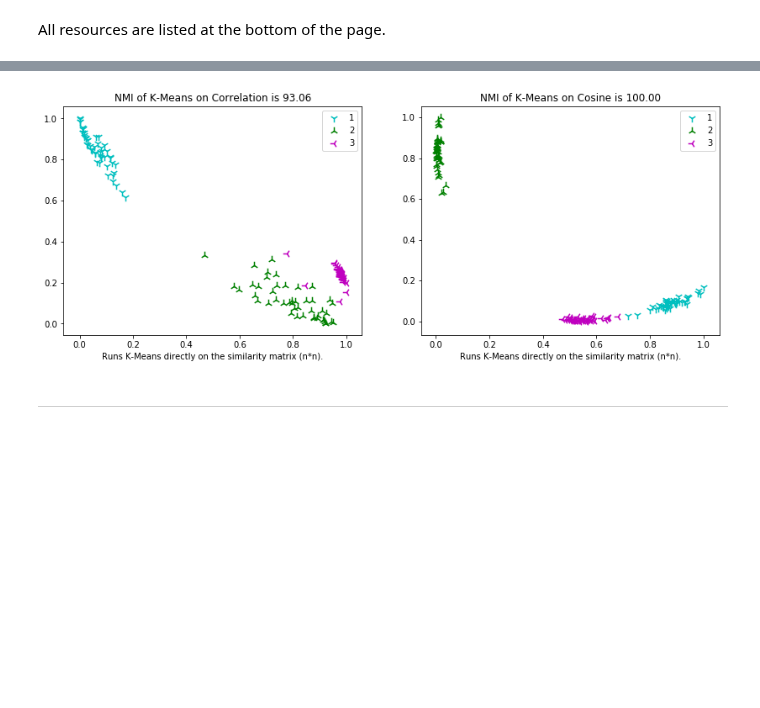
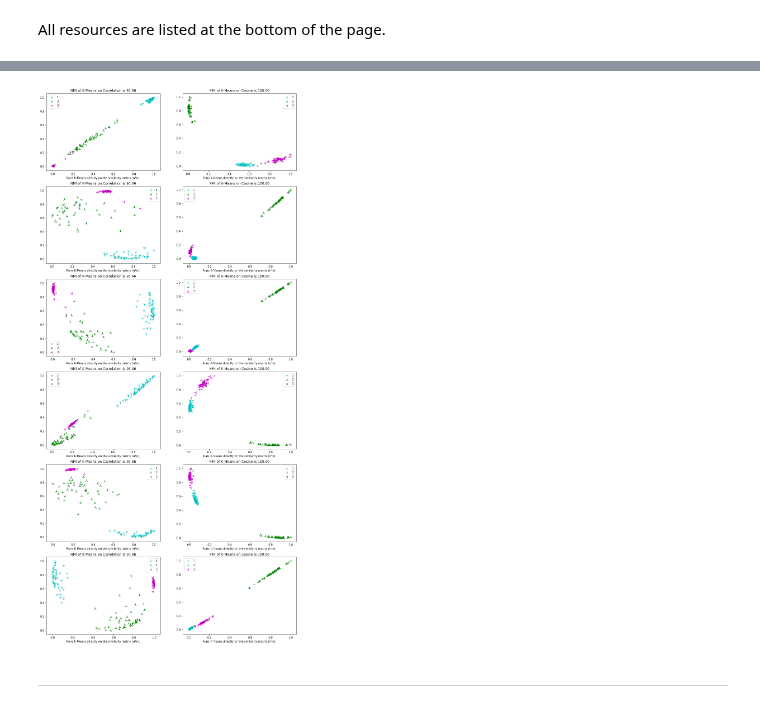
Before and after one commit to saman-nia/Deep-Neural-Networks-for-Clustering, a Jupyter notebook: Iris dataset/k-means on similarity matrix of iris dataset.ipynb, the cells around one changed output, grey strips where cells are left out. Saved outputs shown, nothing was run; the diff lists cells and outputs as text; code cells hidden in the pictures; blank space fills up the shorter version.

```diff
--- a/Iris dataset/k-means on similarity matrix of iris dataset.ipynb
+++ b/Iris dataset/k-means on similarity matrix of iris dataset.ipynb
@@ -150,24 +154,26 @@ plt.show()
 # %%
 colors = [('c', '1'),('g', '2'),('m','3')]
-plt.figure(figsize=(14, 5))
-for num in range(3):
-    plt.subplot(1,2,1)
-    plt.scatter([data_cor[:,1][i] for i in range(len(k_means_indx_cor)) if k_means_indx_cor[i] == num],
-                [data_cor[:,2][i] for i in range(len(k_means_indx_cor)) if k_means_indx_cor[i] == num],
-                90, label=str(num+1), color = colors[num][0], marker=colors[num][1])
-    plt.title(('NMI of K-Means on Correlation is {:0.2f}').format(k_means_nmi_cor*100))
-    plt.xlabel('Runs K-Means directly on the similarity matrix (n*n).')
-    plt.legend()
-    plt.subplot(1,2,2)
-    plt.scatter([data_cos[:,1][i] for i in range(len(k_means_indx_cos)) if k_means_indx_cos[i] == num],
-                [data_cos[:,2][i] for i in range(len(k_means_indx_cos)) if k_means_indx_cos[i] == num],
-                90, label=str(num+1), color = colors[num][0], marker=colors[num][1])
-    plt.title(('NMI of K-Means on Cosine is {:0.2f}').format(k_means_nmi_cos*100))
-    plt.xlabel('Runs K-Means directly on the similarity matrix (n*n).')
-    plt.legend()
+plt.figure(figsize=(16, 60))
+list_of_lists = [0, 2, 4, 6, 8, 10]
+for j in list_of_lists:
+    for num in range(3):
+        plt.subplot(10,2,j+1)
+        plt.scatter([data_cor[:,j+1][i] for i in range(len(k_means_indx_cor)) if k_means_indx_cor[i] == num],
+                    [data_cor[:,j+2][i] for i in range(len(k_means_indx_cor)) if k_means_indx_cor[i] == num],
+                    90, label=str(num+1), color = colors[num][0], marker=colors[num][1])
+        plt.title(('NMI of K-Means on Correlation is {:0.2f}').format(k_means_nmi_cor*100))
+        plt.xlabel('Runs K-Means directly on the similarity matrix (n*n).')
+        plt.legend()
+        plt.subplot(10,2,j+2)
+        plt.scatter([data_cos[:,j+1][i] for i in range(len(k_means_indx_cos)) if k_means_indx_cos[i] == num],
+                    [data_cos[:,j+2][i] for i in range(len(k_means_indx_cos)) if k_means_indx_cos[i] == num],
+                    90, label=str(num+1), color = colors[num][0], marker=colors[num][1])
+        plt.title(('NMI of K-Means on Cosine is {:0.2f}').format(k_means_nmi_cos*100))
+        plt.xlabel('Runs K-Means directly on the similarity matrix (n*n).')
+        plt.legend()
 plt.show()
 # %% [output]
-[figure, old version]
+[figure, new version]
 # %% [markdown]
 ____________________________________________________________________________________________________________________________
 # %% [markdown]
```
Also changed, not shown: parts of 20 cells of this notebook.
